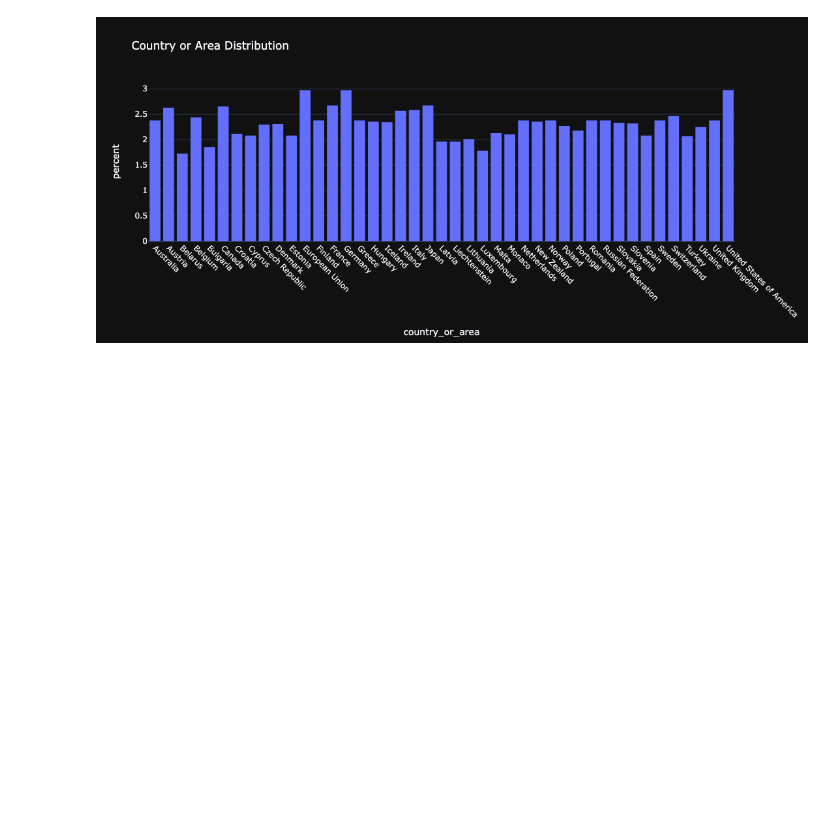
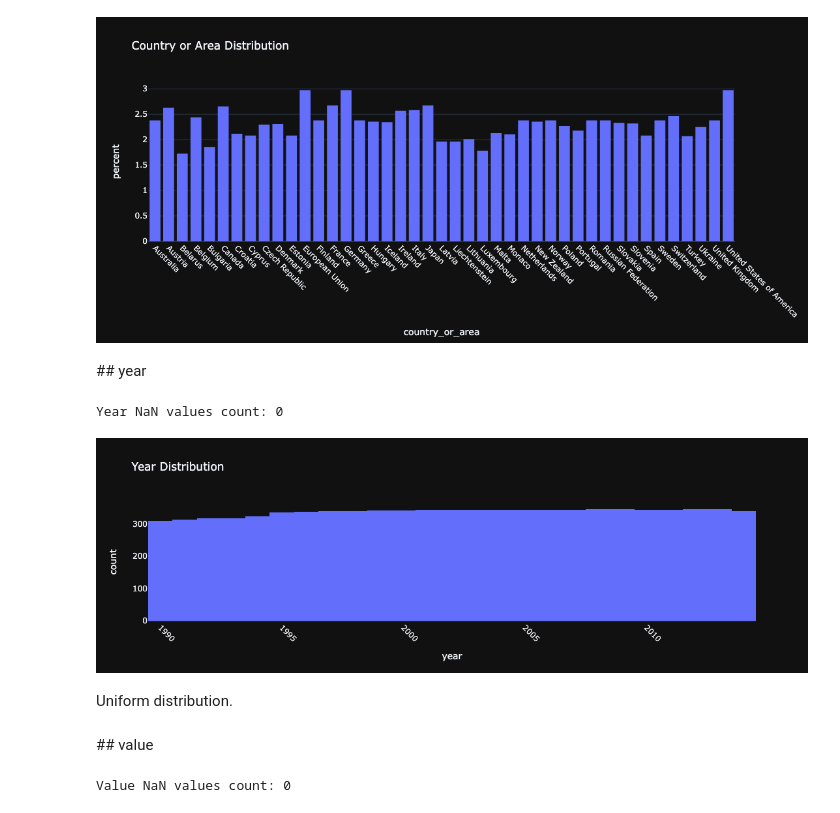
Before and after one commit to Volscente/climate_hackathon_2022, a Jupyter notebook: notebooks/Exploratory_Data_Analysis.ipynb, the cells around one changed output. Drawn from its saved outputs; the diff is of its cells as text; code cells hidden in the pictures; blank space fills up the shorter version.

Commit message:
GHG - EDA year and value

```diff
--- a/notebooks/Exploratory_Data_Analysis.ipynb
+++ b/notebooks/Exploratory_Data_Analysis.ipynb
@@ -67,3 +67,32 @@ figure.update_xaxes(tickangle=45)
 figure.show()
 # %% [output]
 [figure]
+# %% [markdown]
+## year
+# %%
+# Check for NaN Values
+print("Year NaN values count: {}".format(len(greenhouse_gas_data[greenhouse_gas_data['year'].isna()])))
+# %% [output]
+Year NaN values count: 0
+# %%
+# Plot Histogram
+figure = ex.histogram(greenhouse_gas_data,
+                      x='year',
+                      title='Year Distribution',
+                      labels={'x':'Year', 'y':'Count'},
+                      template='plotly_dark')
+
+figure.update_xaxes(tickangle=45)
+
+figure.show()
+# %% [output]
+[figure, added]
+# %% [markdown]
+Uniform distribution.
+# %% [markdown]
+## value
+# %%
+# Check for NaN Values
+print("Value NaN values count: {}".format(len(greenhouse_gas_data[greenhouse_gas_data['value'].isna()])))
+# %% [output]
+Value NaN values count: 0
```
Also changed, not shown: parts of 3 cells of this notebook.
